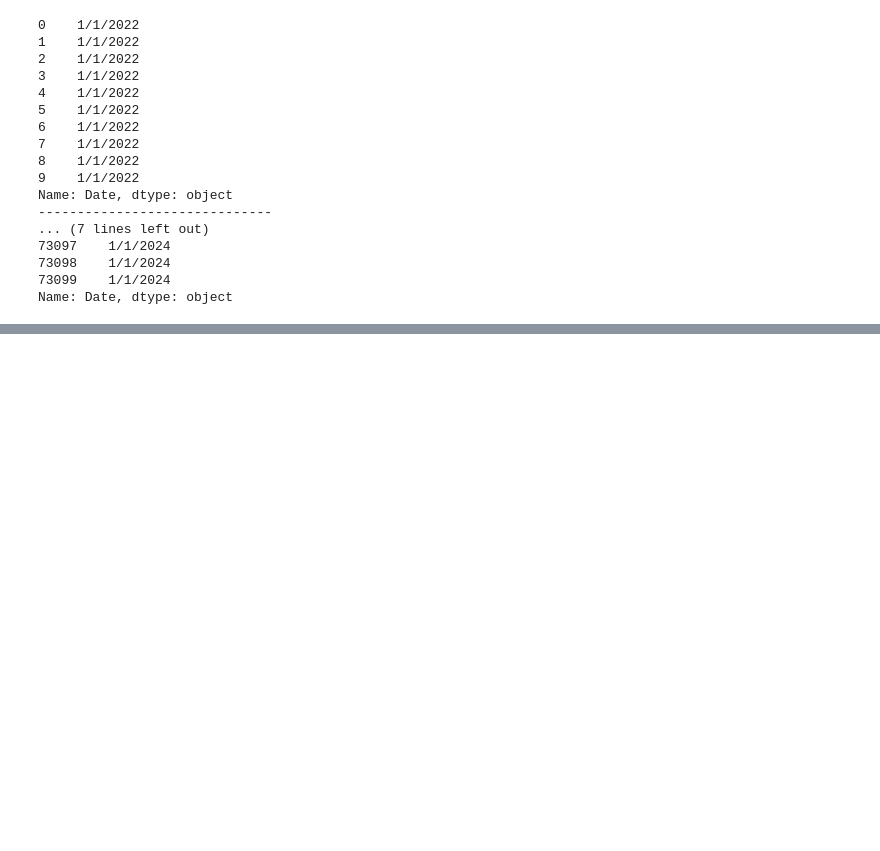
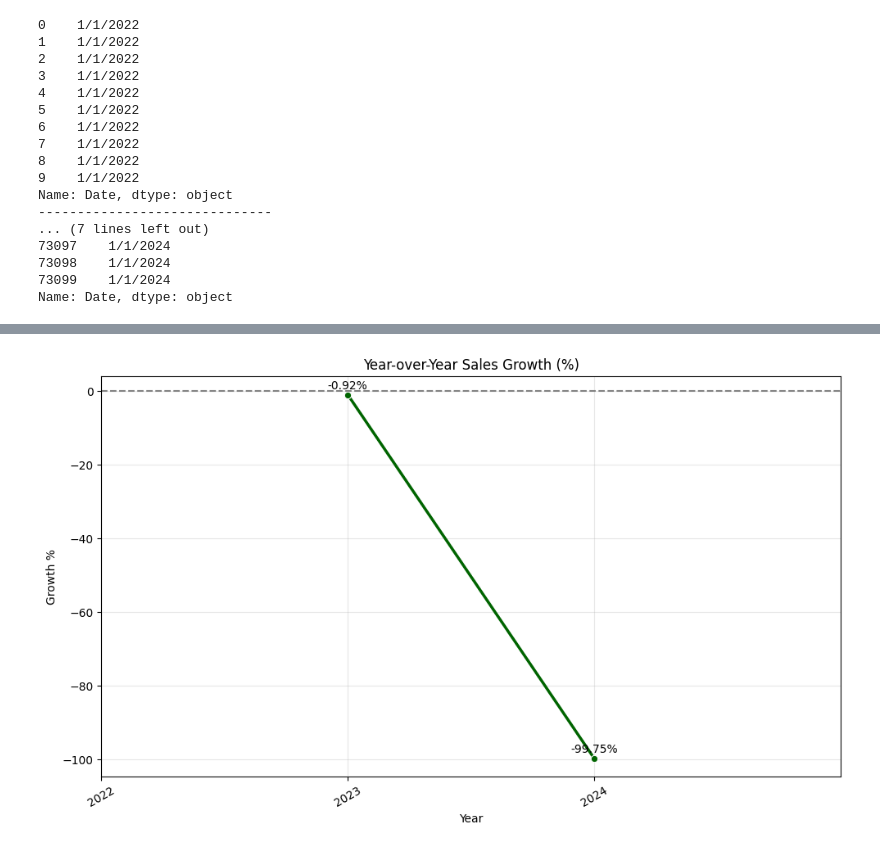
Before and after one commit to Abhijeeth7/Retail-Store-Inventory-Forecasting-Data-Analysis, a Jupyter notebook: Python_file/Retail-Store-Data-Analysis.ipynb, the cells around one changed output, grey strips where cells are left out. Drawn from its saved outputs; the diff is of its cells as text; code cells hidden in the pictures; blank space fills up the shorter version.

```diff
--- a/Python_file/Retail-Store-Data-Analysis.ipynb
+++ b/Python_file/Retail-Store-Data-Analysis.ipynb
@@ -88,0 +164,33 @@ Name: Date, dtype: object
+# %%
+plt.figure(figsize=(10,6))
+ax = sns.lineplot(data=yearly_sales, x='year', y='yoy_growth_%', marker='o', linewidth=2.5, color='darkgreen')
+
+# Titles and labels
+ax.set_title('Year-over-Year Sales Growth (%)')
+ax.set_xlabel('Year')
+ax.set_xlim(2022, 2025)
+ax.set_xticks(range(2022, 2025))
+ax.set_ylabel('Growth %')
+ax.tick_params(axis='x', rotation=30)
+
+# Annotate each data point directly
+for i, row in yearly_sales.iterrows():
+    if pd.notnull(row['yoy_growth_%']):
+        ax.annotate(
+            f"{row['yoy_growth_%']:,.2f}%",
+            xy=(row['year'], row['yoy_growth_%']),
+            xytext=(0, 5),
+            textcoords="offset points",
+            ha='center',
+            fontsize=10,
+            color='black'
+        )
+
+
+# Visual details
+plt.axhline(0, color='gray', linestyle='--')
+plt.grid(alpha=0.3)
+plt.tight_layout()
+plt.show()
+# %% [output]
+[figure, added]
```
Also changed, not shown: parts of 5 cells of this notebook.
